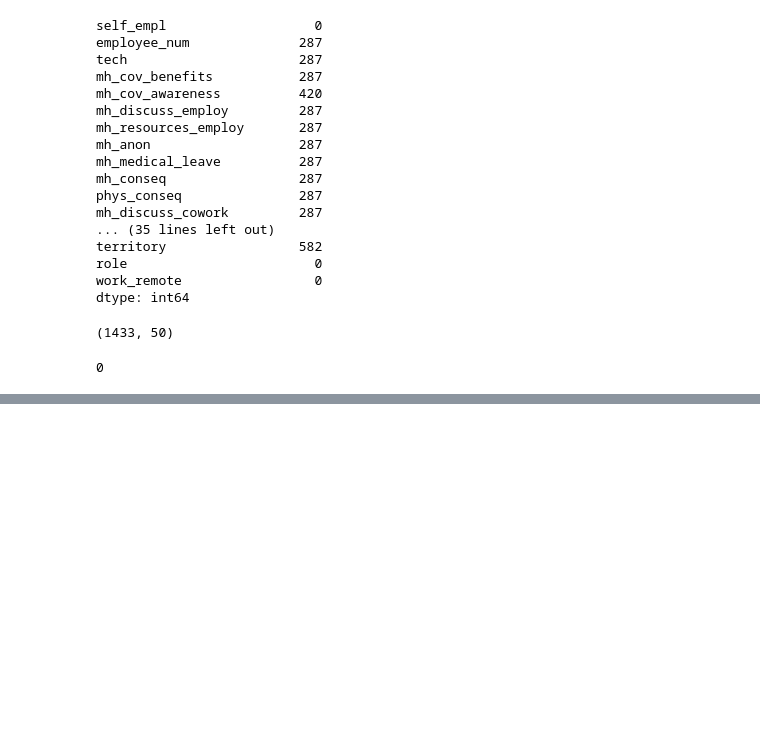
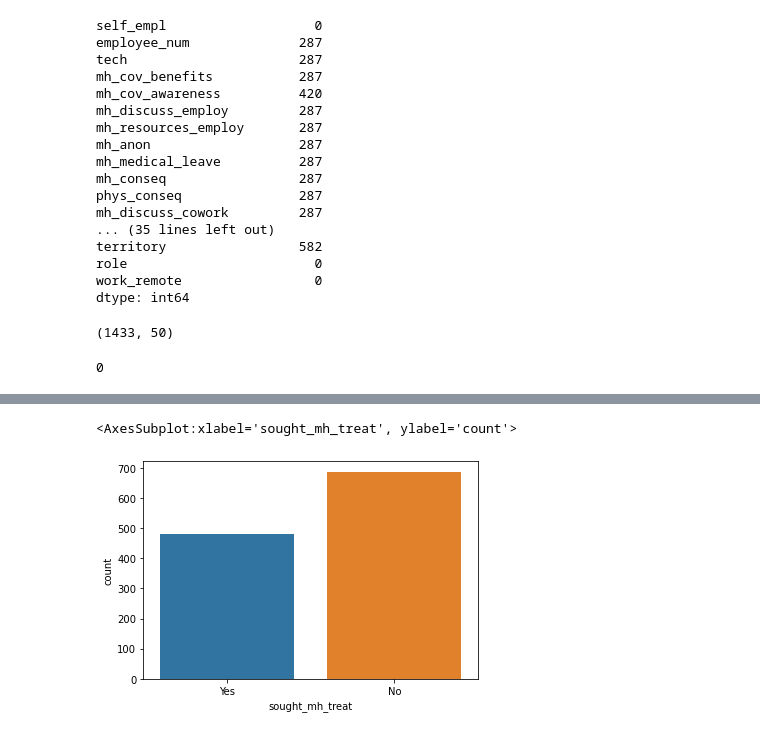
Before and after one commit to hnlp1997/osmi2016_project, a Jupyter notebook: osmi_2016_survey.ipynb, the cells around one changed output, grey strips where cells are left out. Cells and saved outputs as stored; diff of their text form; code cells hidden in the pictures; blank space fills up the shorter version.

```diff
--- a/osmi_2016_survey.ipynb
+++ b/osmi_2016_survey.ipynb
@@ -109,0 +300,8 @@ df.isna().sum().sum()
+# %%
+df['sought_mh_treat'].replace(to_replace = 0, value = 'Yes', inplace = True)
+df['sought_mh_treat'].replace(to_replace = 1, value = 'No', inplace = True)
+# %%
+sns.countplot(x='sought_mh_treat', data = df)
+# %% [output]
+<AxesSubplot:xlabel='sought_mh_treat', ylabel='count'>
+[figure, added]
```
Also changed, not shown: parts of 60 cells of this notebook, 1 other file.
